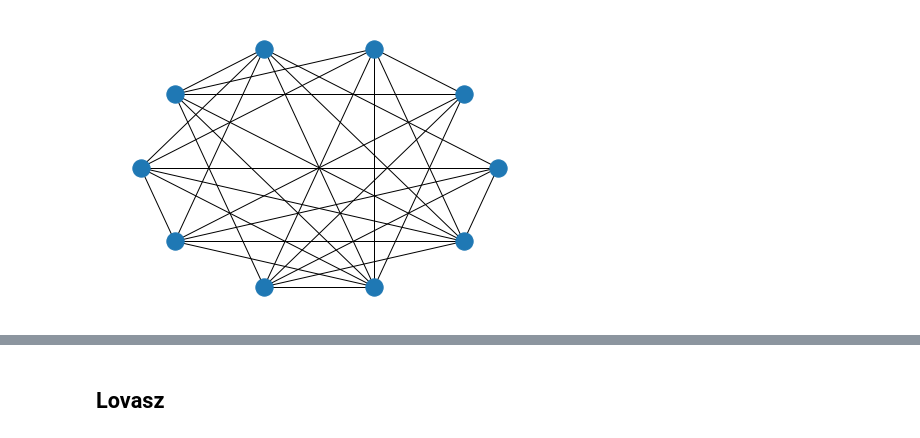
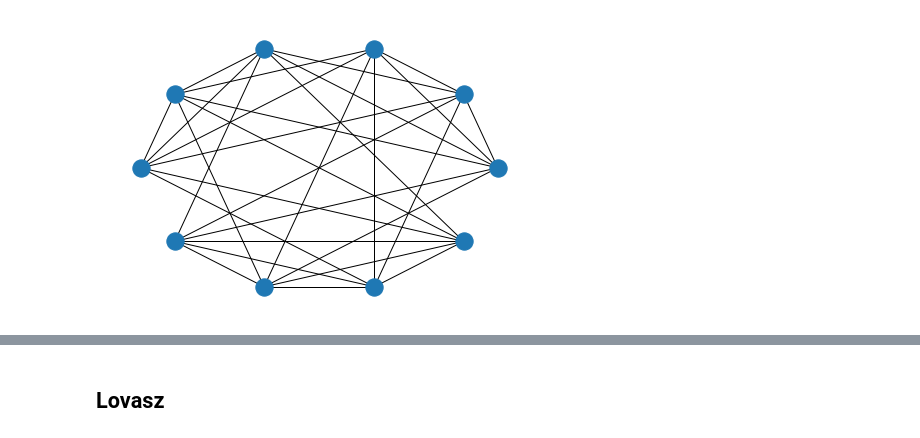
Before and after one commit to ivanightingale/stable-set-rounding, a Jupyter notebook: stable set geometry.ipynb, the cells around one changed output, grey strips where cells are left out. Cells and saved outputs as stored; diff of their text form; code cells hidden in the pictures.

```diff
--- a/stable set geometry.ipynb
+++ b/stable set geometry.ipynb
@@ -10,10 +10,11 @@ from linalg_utils import remove_small_eigenvalues
 import os
 folder = os.path.abspath(os.getcwd())
 # %%
-graph_file = "hamming6-2.mtx"
+graph_file = "johnson8-2-4.mtx"
 graph_type = 1
 
 n = 10
 G = nx.complement(load_graph(graph_file, graph_type, n))
+nx.draw(G, nx.circular_layout(G))
 # %% [output]
-[figure, old version]
+[figure, new version]
```
Also changed, not shown: parts of 20 cells of this notebook, 4 other files.
